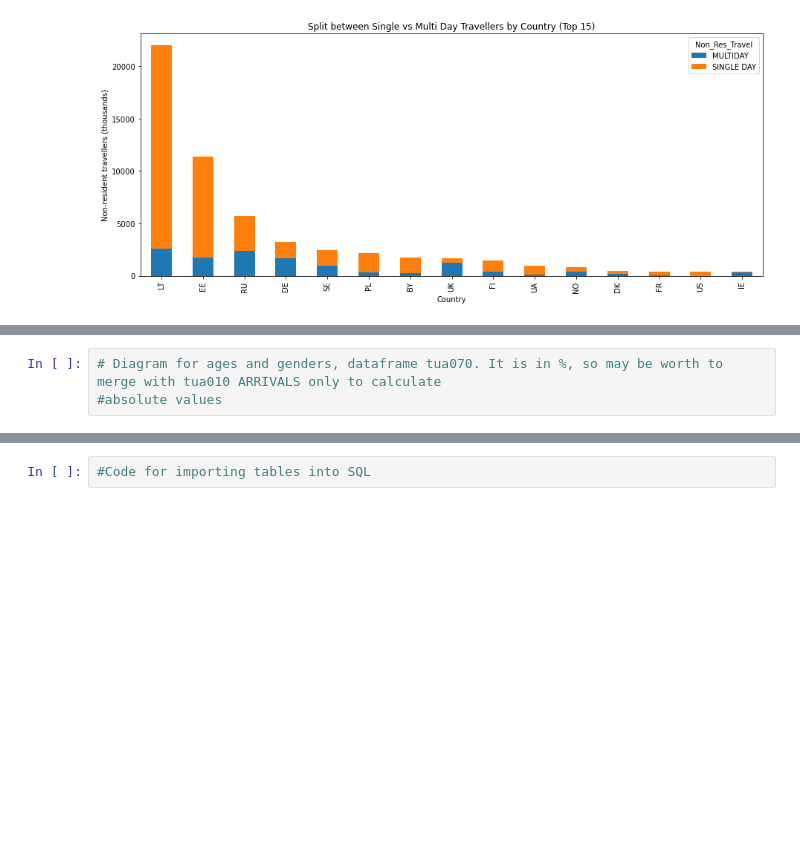
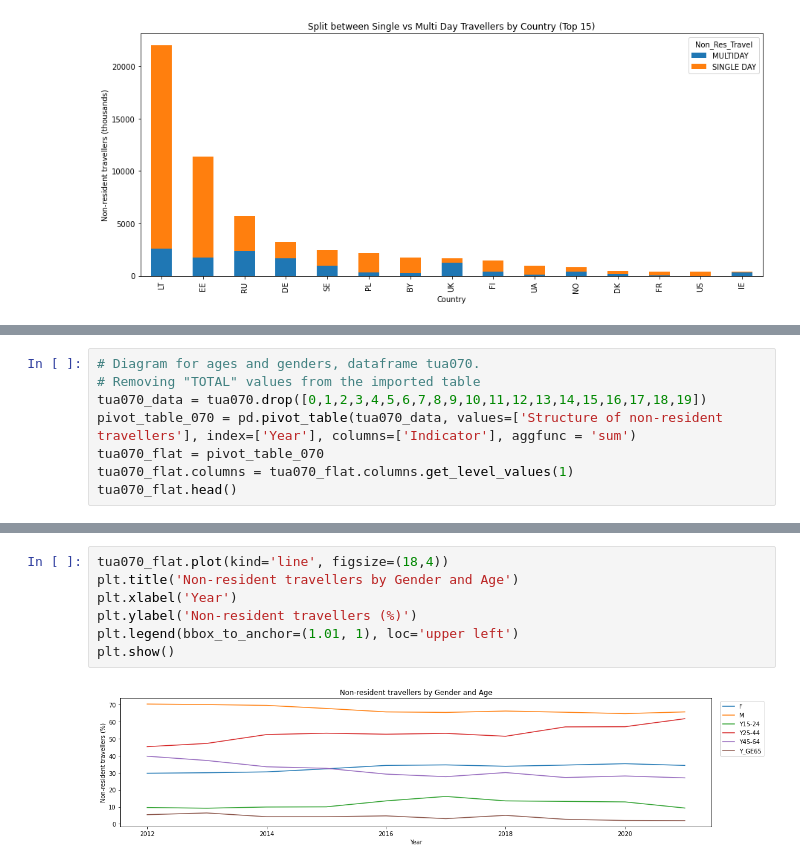
Before and after one commit to TaniaS-LV/Accenture_Bootcamp_FinalProject, a Jupyter notebook: Final_Project.ipynb, the cells around one changed output, grey strips where cells are left out. Saved outputs shown, nothing was run; the diff lists cells and outputs as text; blank space fills up the shorter version.

```diff
--- a/Final_Project.ipynb
+++ b/Final_Project.ipynb
@@ -351,3 +381,8 @@ plt.title('Distribution of Average length of trips, nights by Country');
 # %%
-# Diagram for ages and genders, dataframe tua070. It is in %, so may be worth to merge with tua010 ARRIVALS only to calculate
-#absolute values
+# Diagram for ages and genders, dataframe tua070.
+# Removing "TOTAL" values from the imported table
+tua070_data = tua070.drop([0,1,2,3,4,5,6,7,8,9,10,11,12,13,14,15,16,17,18,19])
+pivot_table_070 = pd.pivot_table(tua070_data, values=['Structure of non-resident travellers'], index=['Year'], columns=['Indicator'], aggfunc = 'sum')
+tua070_flat = pivot_table_070
+tua070_flat.columns = tua070_flat.columns.get_level_values(1)
+tua070_flat.head()
@@ -354,2 +397,9 @@ plt.title('Distribution of Average length of trips, nights by Country');
-# %%
-#Code for importing tables into SQL
+# %%
+tua070_flat.plot(kind='line', figsize=(18,4))
+plt.title('Non-resident travellers by Gender and Age')
+plt.xlabel('Year')
+plt.ylabel('Non-resident travellers (%)')
+plt.legend(bbox_to_anchor=(1.01, 1), loc='upper left')
+plt.show()
+# %% [output]
+[figure, added]
```
Also changed, not shown: parts of 15 cells of this notebook, 5 other files.
